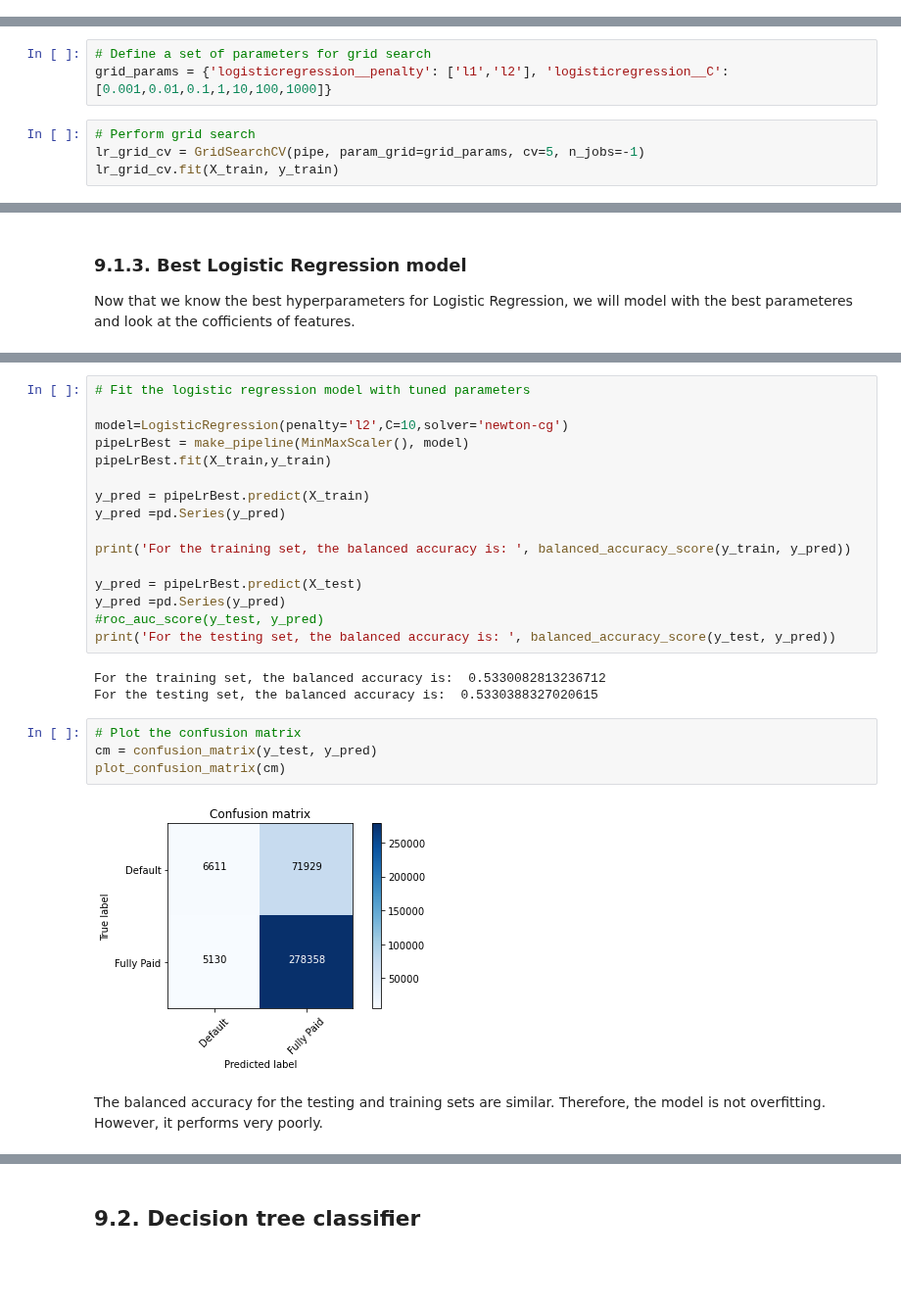
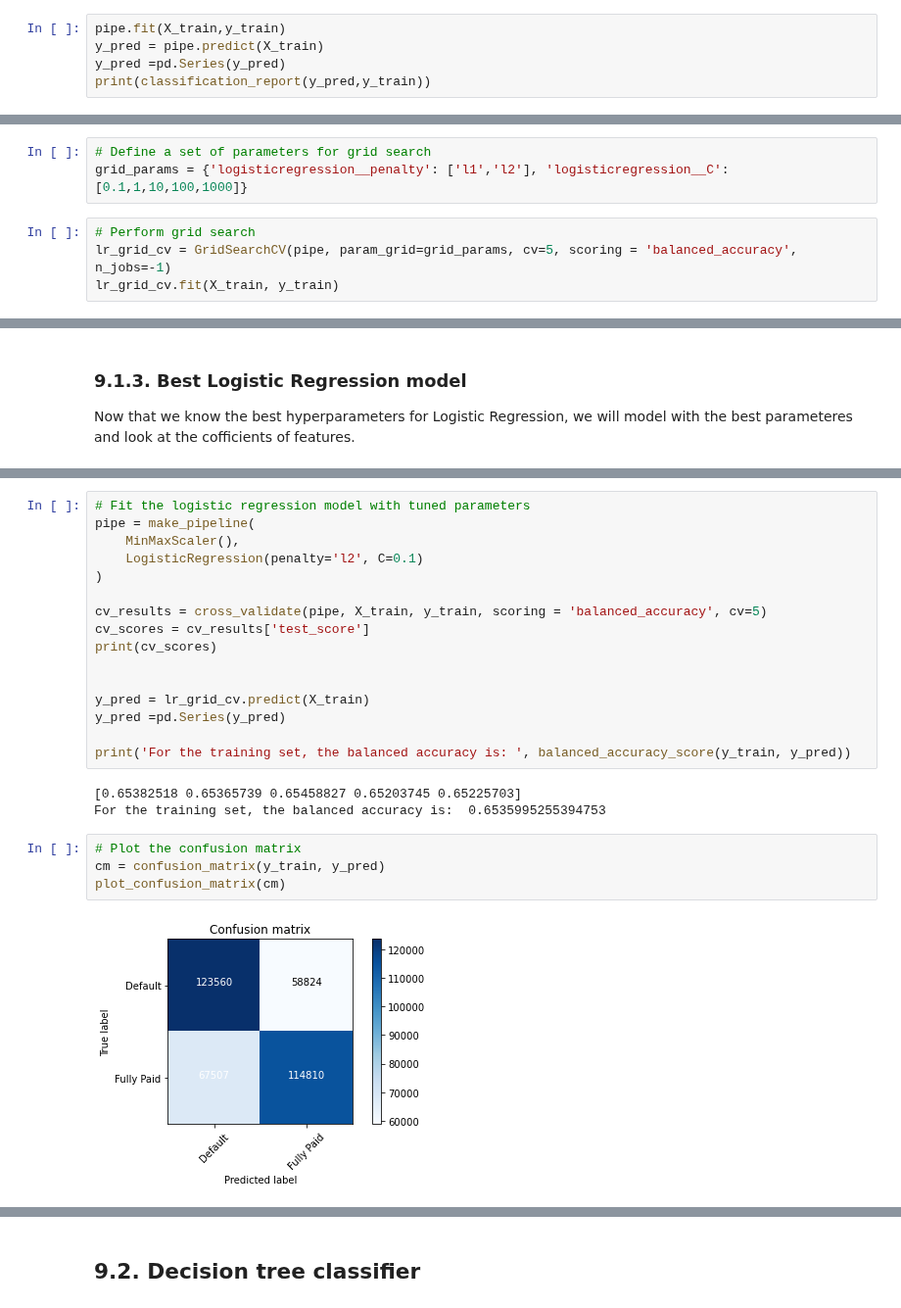
Before and after one commit to somayehY/SomayeYoussefi, a Jupyter notebook: LendingClub/LendingClub_preprocessing_modeling.ipynb, the cells around one changed output, grey strips where cells are left out. Shown at 98% size. Drawn from its saved outputs; the diff is of its cells as text; blank space fills up the shorter version.

```diff
--- a/LendingClub/LendingClub_preprocessing_modeling.ipynb
+++ b/LendingClub/LendingClub_preprocessing_modeling.ipynb
@@ -237,0 +248,5 @@ pipe = make_pipeline(
+# %%
+pipe.fit(X_train,y_train)
+y_pred = pipe.predict(X_train)
+y_pred =pd.Series(y_pred)
+print(classification_report(y_pred,y_train))
@@ -246,10 +270,10 @@ pipe.get_params().keys()
 dict_keys(['memory', 'steps', 'verbose', 'minmaxscaler', 'logisticregression', 'minmaxscaler__clip', 'minmaxscaler__copy', 'minmaxscaler__feature_range', 'logisticregression__C', 'logisticregression__ ...
 # %%
 # Define a set of parameters for grid search
-grid_params = {'logisticregression__penalty': ['l1','l2'], 'logisticregression__C': [0.001,0.01,0.1,1,10,100,1000]}
+grid_params = {'logisticregression__penalty': ['l1','l2'], 'logisticregression__C': [0.1,1,10,100,1000]}
 # %%
 # Perform grid search
-lr_grid_cv = GridSearchCV(pipe, param_grid=grid_params, cv=5, n_jobs=-1)
+lr_grid_cv = GridSearchCV(pipe, param_grid=grid_params, cv=5, scoring = 'balanced_accuracy', n_jobs=-1)
 lr_grid_cv.fit(X_train, y_train)
 # %% [output]
 GridSearchCV(cv=5,
@@ -272,27 +296,25 @@ lr_grid_cv.best_params_
 # %%
 # Fit the logistic regression model with tuned parameters
+pipe = make_pipeline(
+    MinMaxScaler(),
+    LogisticRegression(penalty='l2', C=0.1)
+)
 
-model=LogisticRegression(penalty='l2',C=10,solver='newton-cg')
-pipeLrBest = make_pipeline(MinMaxScaler(), model)
-pipeLrBest.fit(X_train,y_train)
+cv_results = cross_validate(pipe, X_train, y_train, scoring = 'balanced_accuracy', cv=5)
+cv_scores = cv_results['test_score']
+print(cv_scores)
 
-y_pred = pipeLrBest.predict(X_train)
+
+y_pred = lr_grid_cv.predict(X_train)
 y_pred =pd.Series(y_pred)
 
 print('For the training set, the balanced accuracy is: ', balanced_accuracy_score(y_train, y_pred))
-
-y_pred = pipeLrBest.predict(X_test)
-y_pred =pd.Series(y_pred)
-#roc_auc_score(y_test, y_pred)
-print('For the testing set, the balanced accuracy is: ', balanced_accuracy_score(y_test, y_pred))
 # %% [output]
-For the training set, the balanced accuracy is:  0.5330082813236712
-For the testing set, the balanced accuracy is:  0.5330388327020615
+[0.65382518 0.65365739 0.65458827 0.65203745 0.65225703]
+For the training set, the balanced accuracy is:  0.6535995255394753
 # %%
 # Plot the confusion matrix
-cm = confusion_matrix(y_test, y_pred)
+cm = confusion_matrix(y_train, y_pred)
 plot_confusion_matrix(cm)
 # %% [output]
-[figure, old version]
+[figure, new version]
-# %% [markdown]
-The balanced accuracy for the testing and training sets are similar. Therefore, the model is not overfitting. However, it performs very poorly.
```
Also changed, not shown: parts of 53 cells of this notebook.
